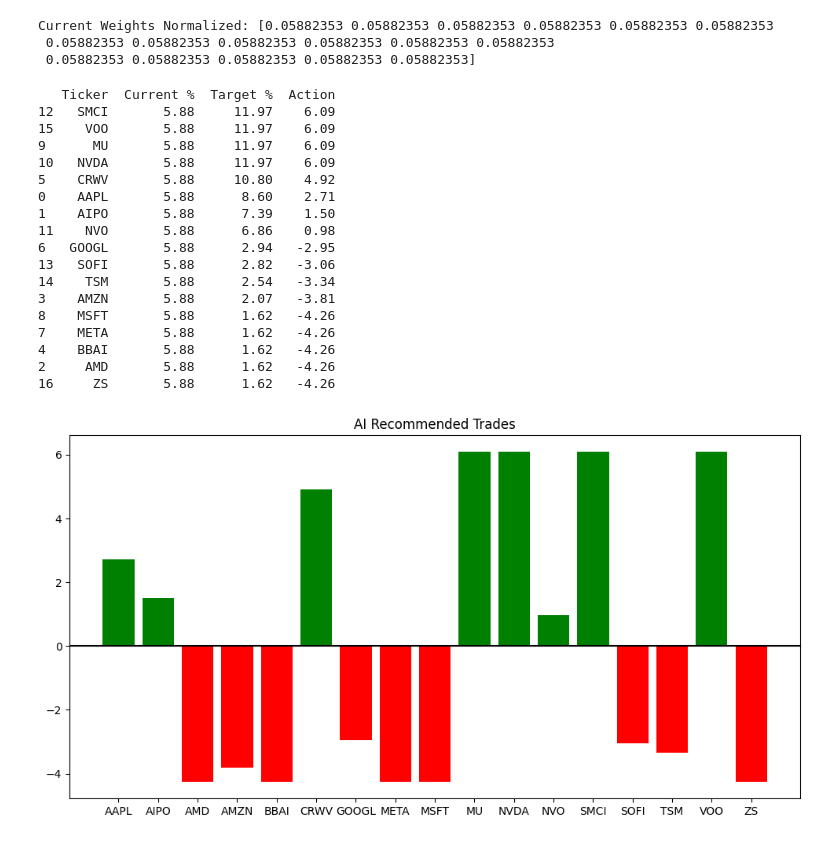
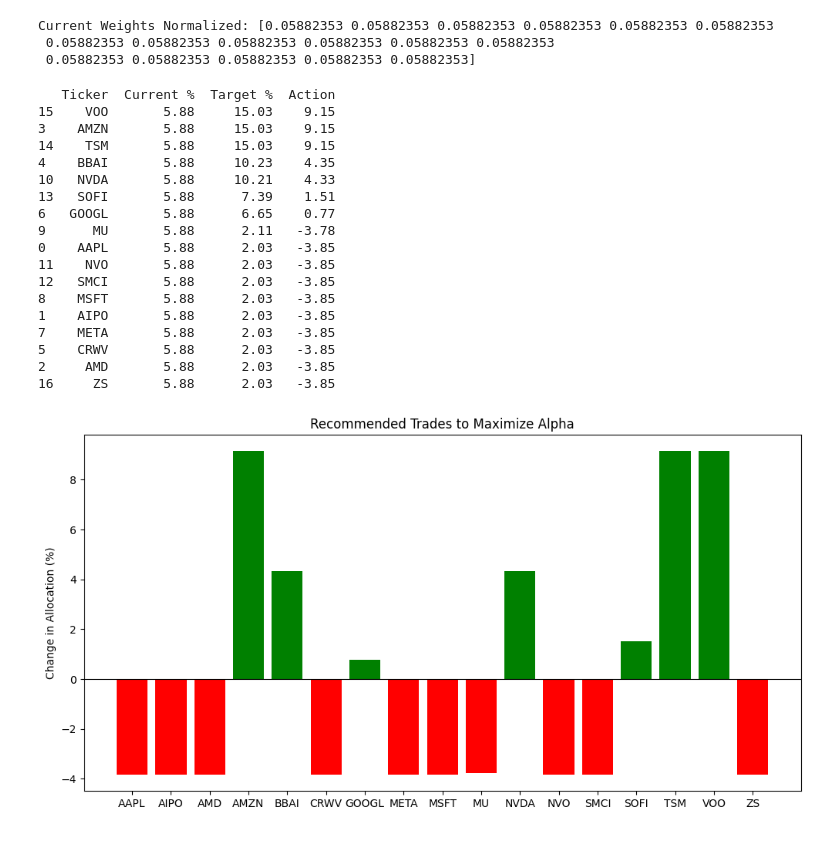
Before and after one commit to prajpenmetsa/portfolio-optimization-rl, a Jupyter notebook: yfinance_rl.ipynb, the cells around one changed output. Drawn from its saved outputs; the diff is of its cells as text; code cells hidden in the pictures.

Commit message:
implemented alpha seeking agent with relative strengthand fee awareness

```diff
--- a/yfinance_rl.ipynb
+++ b/yfinance_rl.ipynb
@@ -285,60 +326,73 @@ Current Weights Normalized: [0.05882353 0.05882353 0.05882353 0.05882353 0.05882
  0.05882353 0.05882353 0.05882353 0.05882353 0.05882353 0.05882353
  0.05882353 0.05882353 0.05882353 0.05882353 0.05882353]
 # %%
-# 1. Get Last 30 Days of BOTH datasets
+# 1. Get Last 30 Days of Data
 last_30_ret = log_returns.iloc[-30:].values
 last_30_rsi = rsi_data.iloc[-30:].values
+last_30_excess = excess_data.iloc[-30:].values # <--- NEW
 
-# 2. Create Observation (Matches Cell 5 Keys)
+# 2. Create Observation
 obs = {
     "returns": last_30_ret.reshape(1, 30, len(tickers)),
     "rsi": last_30_rsi.reshape(1, 30, len(tickers)),
+    "excess": last_30_excess.reshape(1, 30, len(tickers)), # <--- NEW
     "weights": current_weights_array.reshape(1, len(tickers))
 }
 
 # 3. Predict
 action, _ = model.predict(obs)
 
 # 4. Decode
 def softmax(x):
     e_x = np.exp(x - np.max(x))
     return e_x / e_x.sum()
 
 target_weights = softmax(action[0])
 
 # 5. Show Plan
 df_plan = pd.DataFrame({
     'Ticker': tickers,
     'Current %': current_weights_array * 100,
     'Target %': target_weights * 100,
     'Action': (target_weights - current_weights_array) * 100
 })
 
+# Filter for meaningful trades (> 0.5% change)
 trades = df_plan[np.abs(df_plan['Action']) > 0.5].sort_values(by='Target %', ascending=False)
+
 print(trades.round(2))
 
+# 6. Visualization
 plt.figure(figsize=(12, 6))
 plt.bar(df_plan['Ticker'], df_plan['Action'], color=['g' if x>0 else 'r' for x in df_plan['Action']])
-plt.title("AI Recommended Trades")
-plt.axhline(0, color='black')
+plt.title("Recommended Trades to Maximize Alpha")
+plt.axhline(0, color='black', linewidth=0.8)
+plt.ylabel("Change in Allocation (%)")
 plt.show()
+
+# 7. The Shopping List (Pie Chart)
+pie_data = df_plan[df_plan['Target %'] > 1.0]
+plt.figure(figsize=(8, 8))
+plt.pie(pie_data['Target %'], labels=pie_data['Ticker'], autopct='%1.1f%%', startangle=140)
+plt.title("Ideal Portfolio Allocation")
+plt.show()
 # %% [output]
    Ticker  Current %  Target %  Action
-12   SMCI       5.88     11.97    6.09
-15    VOO       5.88     11.97    6.09
-9      MU       5.88     11.97    6.09
-10   NVDA       5.88     11.97    6.09
-5    CRWV       5.88     10.80    4.92
-0    AAPL       5.88      8.60    2.71
-1    AIPO       5.88      7.39    1.50
-11    NVO       5.88      6.86    0.98
-6   GOOGL       5.88      2.94   -2.95
-13   SOFI       5.88      2.82   -3.06
-14    TSM       5.88      2.54   -3.34
-3    AMZN       5.88      2.07   -3.81
-8    MSFT       5.88      1.62   -4.26
-7    META       5.88      1.62   -4.26
-4    BBAI       5.88      1.62   -4.26
-2     AMD       5.88      1.62   -4.26
-16     ZS       5.88      1.62   -4.26
+15    VOO       5.88     15.03    9.15
+3    AMZN       5.88     15.03    9.15
+14    TSM       5.88     15.03    9.15
+4    BBAI       5.88     10.23    4.35
+10   NVDA       5.88     10.21    4.33
+13   SOFI       5.88      7.39    1.51
+6   GOOGL       5.88      6.65    0.77
+9      MU       5.88      2.11   -3.78
+0    AAPL       5.88      2.03   -3.85
+11    NVO       5.88      2.03   -3.85
+12   SMCI       5.88      2.03   -3.85
+8    MSFT       5.88      2.03   -3.85
+1    AIPO       5.88      2.03   -3.85
+7    META       5.88      2.03   -3.85
+5    CRWV       5.88      2.03   -3.85
+2     AMD       5.88      2.03   -3.85
+16     ZS       5.88      2.03   -3.85
-[figure, old version]
+[figure, new version]
```
Also changed, not shown: parts of 8 cells of this notebook.
